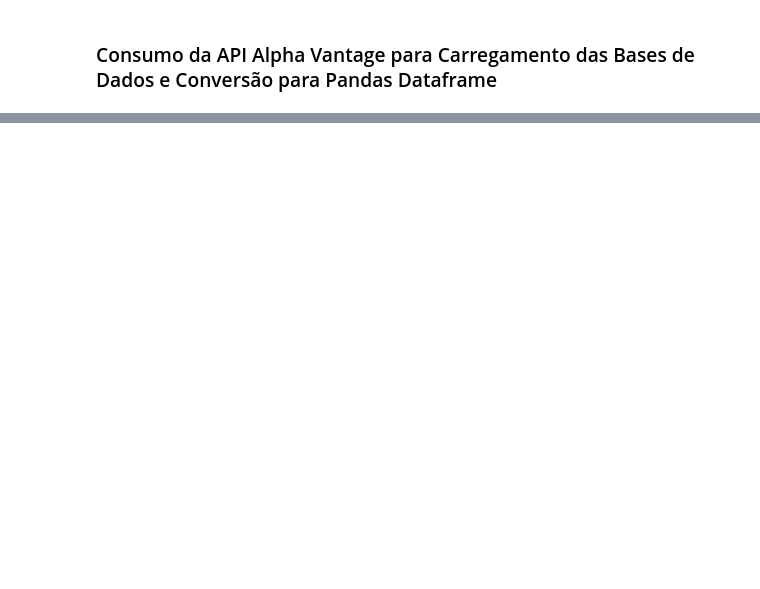
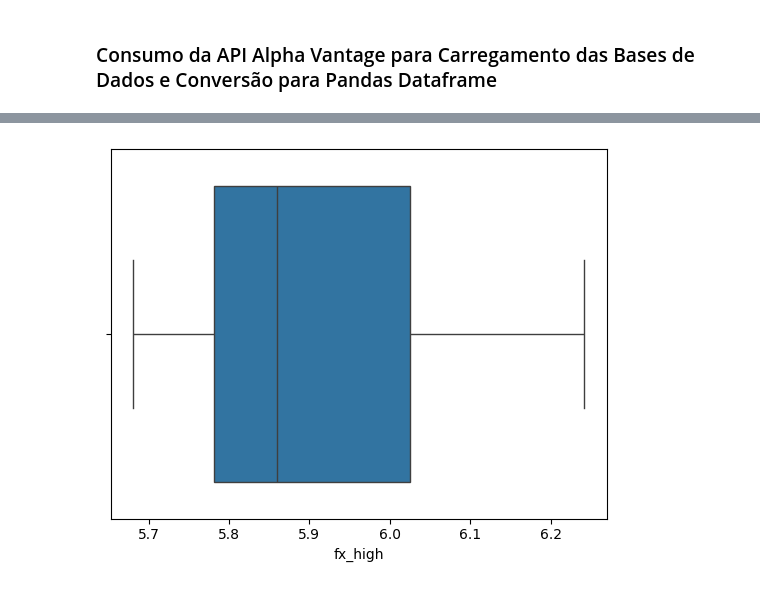
Before and after one commit to GabrielFePL/Machine-Learning-Fatec-Matao, a Jupyter notebook: Test1_07_05/Test_Machine_Learning.ipynb, the cells around one changed output, grey strips where cells are left out. Drawn from its saved outputs; the diff is of its cells as text; code cells hidden in the pictures; blank space fills up the shorter version.

```diff
--- a/Test1_07_05/Test_Machine_Learning.ipynb
+++ b/Test1_07_05/Test_Machine_Learning.ipynb
@@ -224,0 +226,4 @@ btc_df
+# %%
+sns.boxplot(x=fx_btc_df['fx_high']);
+# %% [output]
+[figure, added]
```
Also changed, not shown: parts of 40 cells of this notebook, 1 other file.
